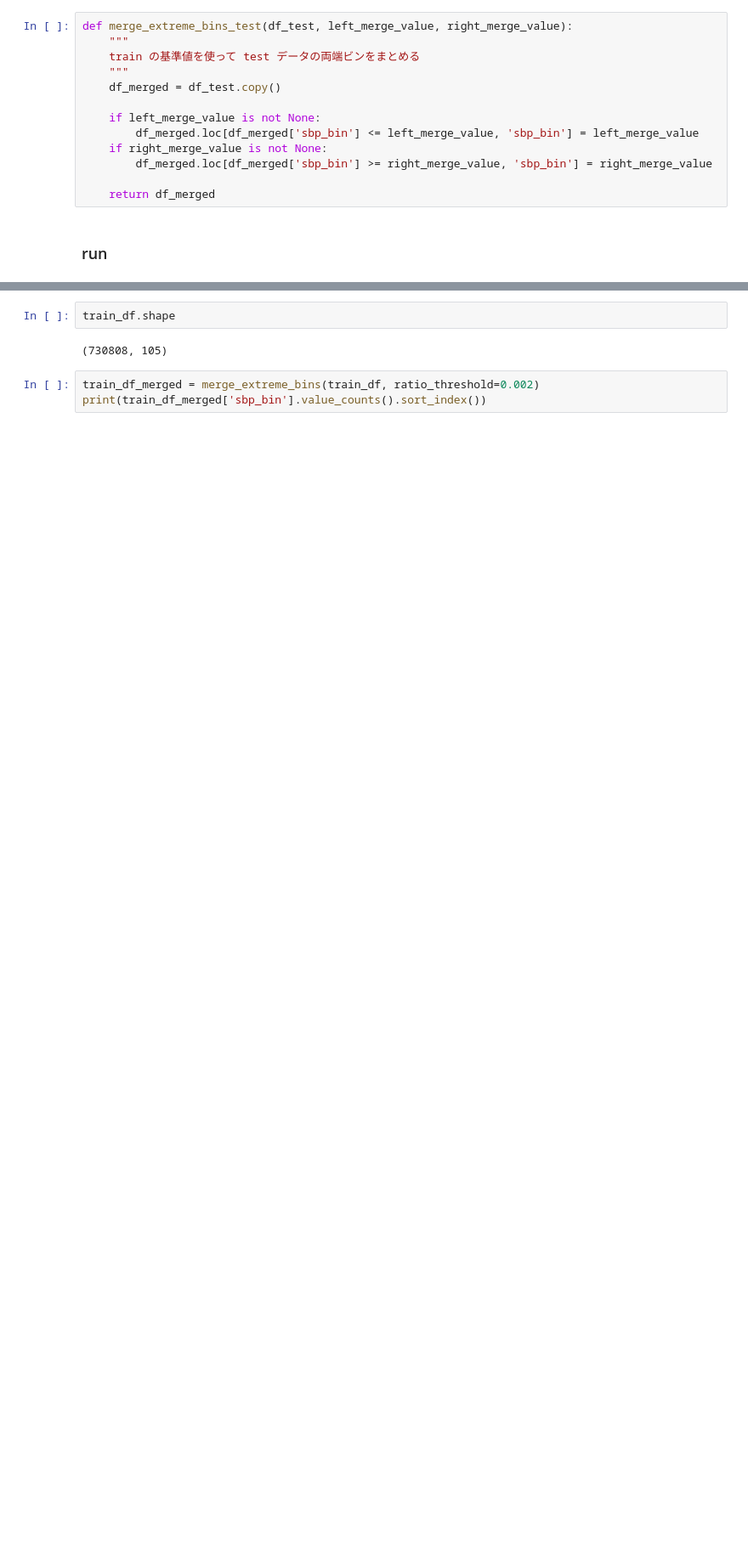
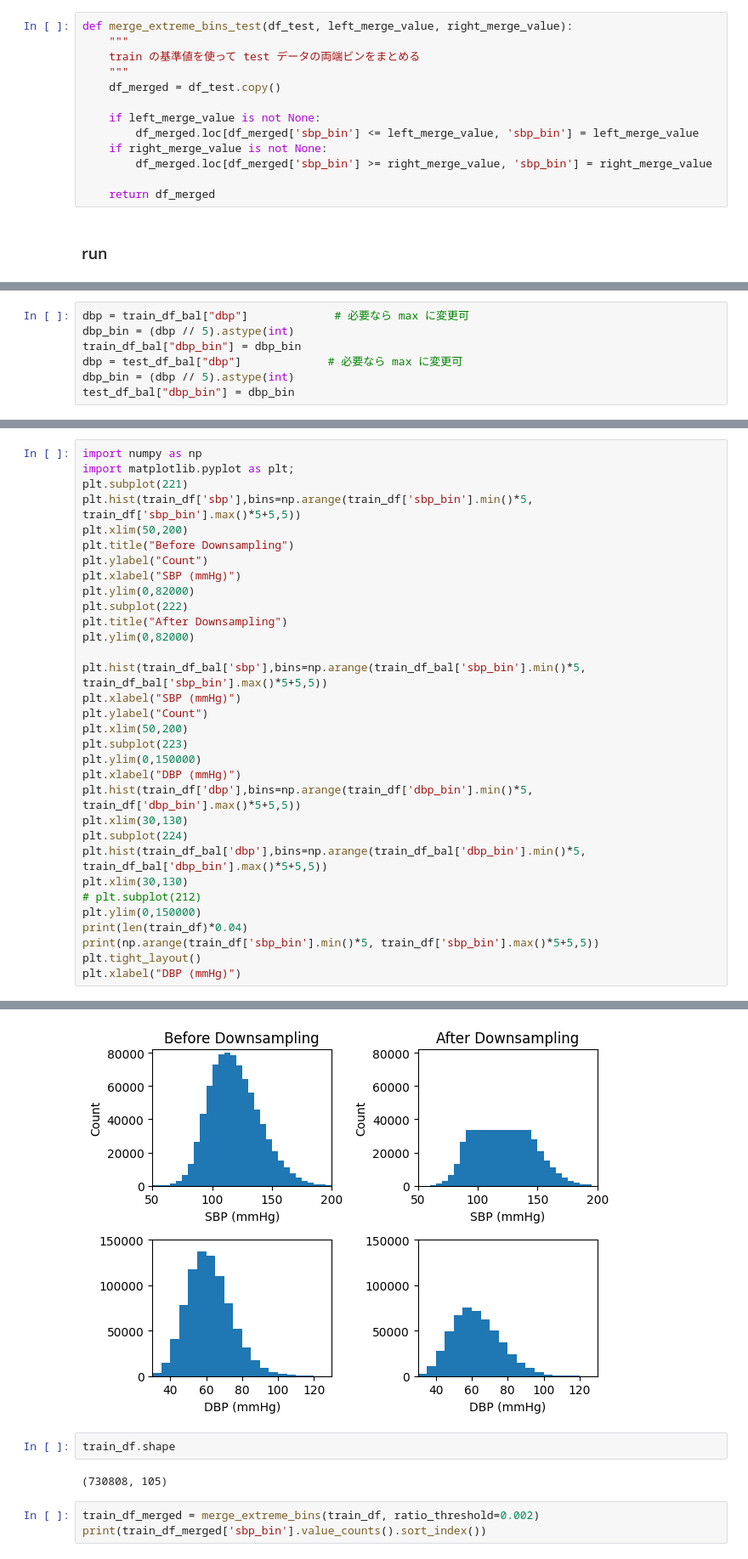
Before and after one commit to ax6000/BloodPressureEstimation, a Jupyter notebook: notebooks/prepare_downsapled_dataset.ipynb, the cells around one changed output, grey strips where cells are left out. Shown at 85% size. Saved outputs shown, nothing was run; the diff lists cells and outputs as text; blank space fills up the shorter version.

```diff
--- a/notebooks/prepare_downsapled_dataset.ipynb
+++ b/notebooks/prepare_downsapled_dataset.ipynb
@@ -356,0 +393,7 @@ Text(0.5, 23.52222222222222, 'SBP (mmHg)')
+# %%
+dbp = train_df_bal["dbp"]             # 必要なら max に変更可
+dbp_bin = (dbp // 5).astype(int)
+train_df_bal["dbp_bin"] = dbp_bin
+dbp = test_df_bal["dbp"]             # 必要なら max に変更可
+dbp_bin = (dbp // 5).astype(int)
+test_df_bal["dbp_bin"] = dbp_bin
@@ -356,0 +435,33 @@ Text(0.5, 23.52222222222222, 'SBP (mmHg)')
+# %%
+import numpy as np
+import matplotlib.pyplot as plt;
+plt.subplot(221)
+plt.hist(train_df['sbp'],bins=np.arange(train_df['sbp_bin'].min()*5, train_df['sbp_bin'].max()*5+5,5))
+plt.xlim(50,200)
+plt.title("Before Downsampling")
+plt.ylabel("Count")
+plt.xlabel("SBP (mmHg)")
+plt.ylim(0,82000)
+plt.subplot(222)
+plt.title("After Downsampling")
+plt.ylim(0,82000)
+
+plt.hist(train_df_bal['sbp'],bins=np.arange(train_df_bal['sbp_bin'].min()*5, train_df_bal['sbp_bin'].max()*5+5,5))
+plt.xlabel("SBP (mmHg)")
+plt.ylabel("Count")
+plt.xlim(50,200)
+plt.subplot(223)
+plt.ylim(0,150000)
+plt.xlabel("DBP (mmHg)")
+plt.hist(train_df['dbp'],bins=np.arange(train_df['dbp_bin'].min()*5, train_df['dbp_bin'].max()*5+5,5))
+plt.xlim(30,130)
+plt.subplot(224)
+plt.hist(train_df_bal['dbp'],bins=np.arange(train_df_bal['dbp_bin'].min()*5, train_df_bal['dbp_bin'].max()*5+5,5))
+plt.xlim(30,130)
+# plt.subplot(212)
+plt.ylim(0,150000)
+print(len(train_df)*0.04)
+print(np.arange(train_df['sbp_bin'].min()*5, train_df['sbp_bin'].max()*5+5,5))
+plt.tight_layout()
+plt.xlabel("DBP (mmHg)")
+# %% [output]
@@ -357,3 +474,4 @@ Text(0.5, 23.52222222222222, 'SBP (mmHg)')
+[figure, added]
 # %%
 train_df.shape
 # %% [output]
```
Also changed, not shown: parts of 19 cells of this notebook, 9 other files.
